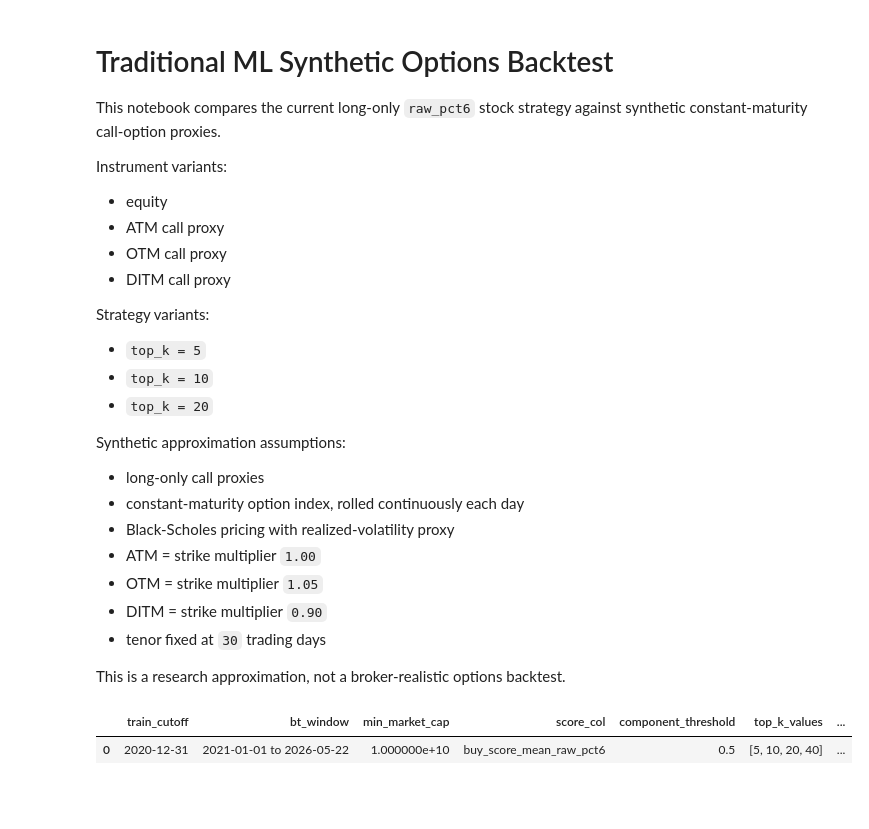
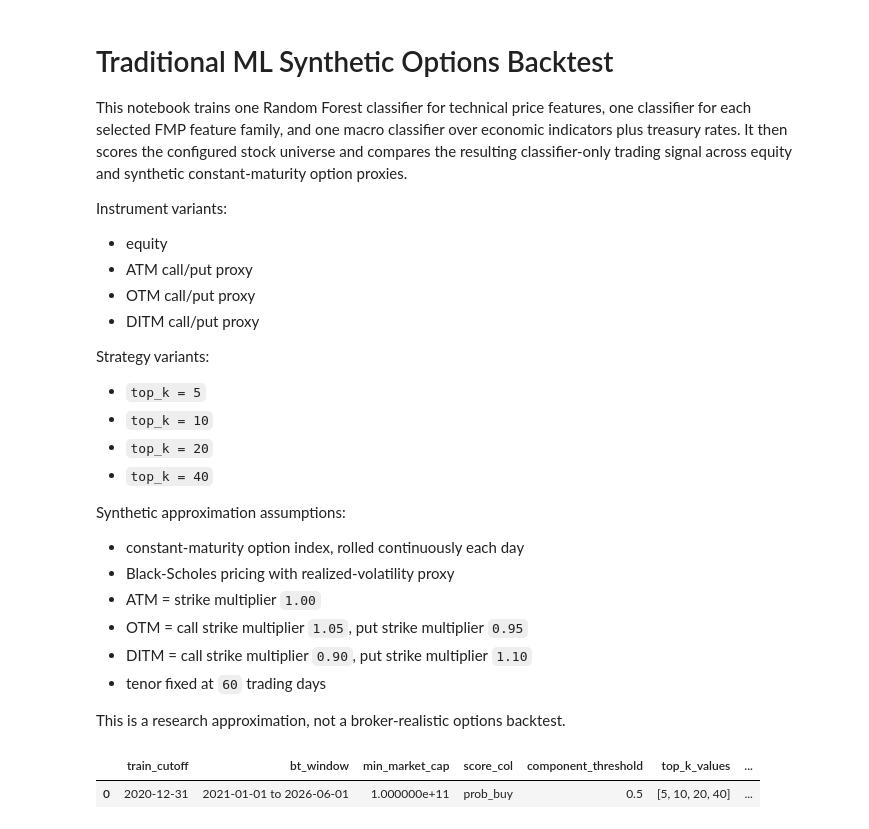
Before and after one commit to quantarb/optimal_trader, a Jupyter notebook: notebook_traditional_ml_synthetic_options_backtest.ipynb, the cells around one changed output. Saved outputs shown, nothing was run; the diff lists cells and outputs as text; code cells hidden in the pictures; blank space fills up the shorter version.

Commit message:
Simplify options backtest classifiers

```diff
--- a/notebook_traditional_ml_synthetic_options_backtest.ipynb
+++ b/notebook_traditional_ml_synthetic_options_backtest.ipynb
@@ -1,26 +1,26 @@
 # %% [markdown]
 # Traditional ML Synthetic Options Backtest
 
-This notebook compares the current long-only `raw_pct6` stock strategy against synthetic constant-maturity call-option proxies.
+This notebook trains one Random Forest classifier for technical price features, one classifier for each selected FMP feature family, and one macro classifier over economic indicators plus treasury rates. It then scores the configured stock universe and compares the resulting classifier-only trading signal across equity and synthetic constant-maturity option proxies.
 
 Instrument variants:
 - equity
-- ATM call proxy
-- OTM call proxy
-- DITM call proxy
+- ATM call/put proxy
+- OTM call/put proxy
+- DITM call/put proxy
 
 Strategy variants:
 - `top_k = 5`
 - `top_k = 10`
 - `top_k = 20`
+- `top_k = 40`
 
 Synthetic approximation assumptions:
-- long-only call proxies
 - constant-maturity option index, rolled continuously each day
 - Black-Scholes pricing with realized-volatility proxy
 - ATM = strike multiplier `1.00`
-- OTM = strike multiplier `1.05`
-- DITM = strike multiplier `0.90`
-- tenor fixed at `30` trading days
+- OTM = call strike multiplier `1.05`, put strike multiplier `0.95`
+- DITM = call strike multiplier `0.90`, put strike multiplier `1.10`
+- tenor fixed at `60` trading days
 
 This is a research approximation, not a broker-realistic options backtest.
@@ -695,14 +688,13 @@ APP_CFG = {
     "universe": {
         "country": "US",
         "exchanges": list(DEFAULT_US_EXCHANGES),
-        "min_market_cap": 10_000_000_000.0,
+        "min_market_cap": 100_000_000_000.0,
         "exclude_pooled_vehicles": True,
         "size": None,
     },
     "runtime": {
         "max_clf_train_rows": 250_000,
-        "max_ae_train_rows": 100_000,
-        "artifact_dir": os.path.abspath("artifacts/synthetic_options_raw_stack"),
+        "artifact_dir": os.path.abspath("artifacts/synthetic_options_classifier_families"),
     },
     "fmp_refresh": {
         "enabled": bool(pd.Timestamp.now(tz="America/Los_Angeles").hour >= 17),
@@ -730,10 +722,10 @@ APP_CFG = {
         "infer_short_from_buy": True,
     },
     "strategy": {
-        "score_col": "buy_score_mean_raw_pct6",
+        "score_col": "prob_buy",
         "component_threshold": 0.50,
         "top_k_values": [5, 10, 20, 40],
-        "strategy_variants": ["raw_pct6", "momentum_21d"],
+        "strategy_variants": ["classifier_prob", "momentum_21d"],
         "baseline_lookback_days": 21,
     },
     "synthetic_options": {
@@ -749,31 +741,31 @@ APP_CFG = {
                 "short_strike_multiplier": 1.00,
             },
             "otm_option": {
                 "long_strike_multiplier": 1.05,
                 "short_strike_multiplier": 0.95,
             },
             "ditm_option": {
                 "long_strike_multiplier": 0.90,
                 "short_strike_multiplier": 1.10,
             },
         },
     },
 }
 
 display(pd.DataFrame([
     {
         "train_cutoff": APP_CFG["dates"]["train_cutoff"],
         "bt_window": f"{APP_CFG['dates']['bt_start']} to {APP_CFG['dates']['bt_end']}",
         "min_market_cap": APP_CFG["universe"]["min_market_cap"],
         "score_col": APP_CFG["strategy"]["score_col"],
         "component_threshold": APP_CFG["strategy"]["component_threshold"],
         "top_k_values": str(APP_CFG["strategy"]["top_k_values"]),
         "strategy_variants": str(APP_CFG["strategy"]["strategy_variants"]),
         "baseline_lookback_days": APP_CFG["strategy"]["baseline_lookback_days"],
         "option_tenor_days": APP_CFG["synthetic_options"]["tenor_days"],
         "option_buckets": str(APP_CFG["synthetic_options"]["option_buckets"]),
     }
 ]))
 # %% [output]
 |  | train_cutoff | bt_window | min_market_cap | score_col | component_threshold | top_k_values | ... |
-| 0 | 2020-12-31 | 2021-01-01 to 2026-05-22 | 1.000000e+10 | buy_score_mean_raw_pct6 | 0.5 | [5, 10, 20, 40] | ... |
+| 0 | 2020-12-31 | 2021-01-01 to 2026-06-01 | 1.000000e+11 | prob_buy | 0.5 | [5, 10, 20, 40] | ... |
```
Also changed, not shown: parts of 7 cells of this notebook.
